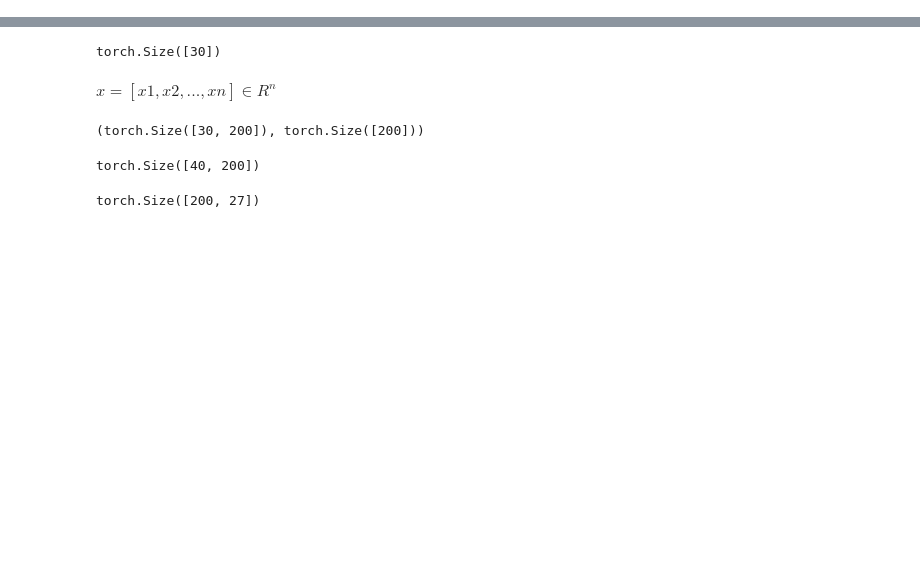
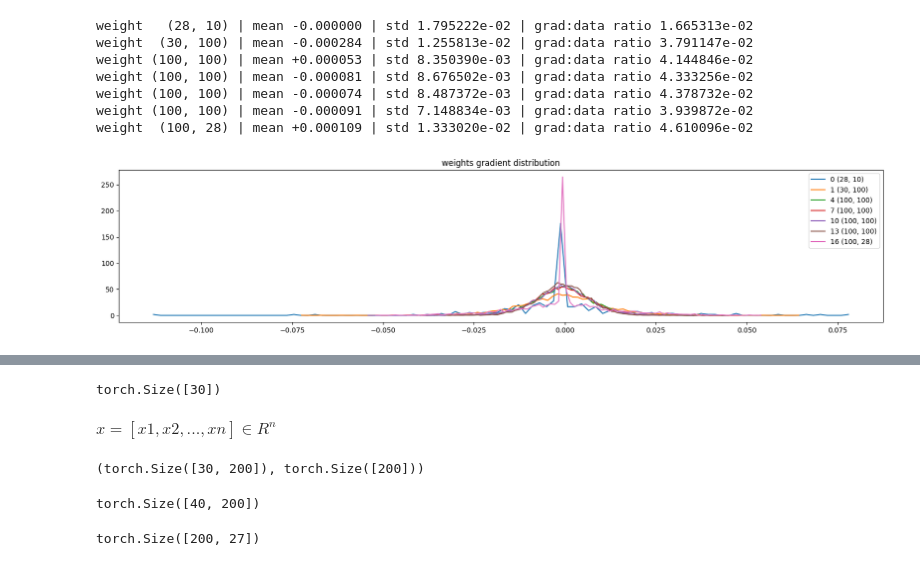
Before and after one commit to arthurcorrell/nn-zero-to-hero, a Jupyter notebook: lectures/makemore_rnn.ipynb, the cells around one changed output, grey strips where cells are left out. Cells and saved outputs as stored; diff of their text form; code cells hidden in the pictures; blank space fills up the shorter version.

```diff
--- a/lectures/makemore_rnn.ipynb
+++ b/lectures/makemore_rnn.ipynb
@@ -57,0 +267,22 @@ torch.Size([22866, 3]) torch.Size([22866])
+# %%
+# visualize histograms
+plt.figure(figsize=(20, 4)) # width and height of the plot
+legends = []
+for i,p in enumerate(parameters):
+  t = p.grad.cpu()
+  if p.ndim == 2:
+    print('weight %10s | mean %+f | std %e | grad:data ratio %e' % (tuple(p.shape), t.mean(), t.std(), t.std() / p.std()))
+    hy, hx = torch.histogram(t, density=True)
+    plt.plot(hx[:-1].detach(), hy.detach())
+    legends.append(f'{i} {tuple(p.shape)}')
+plt.legend(legends)
+plt.title('weights gradient distribution');
+# %% [output]
+weight   (28, 10) | mean -0.000000 | std 1.795222e-02 | grad:data ratio 1.665313e-02
+weight  (30, 100) | mean -0.000284 | std 1.255813e-02 | grad:data ratio 3.791147e-02
+weight (100, 100) | mean +0.000053 | std 8.350390e-03 | grad:data ratio 4.144846e-02
+weight (100, 100) | mean -0.000081 | std 8.676502e-03 | grad:data ratio 4.333256e-02
+weight (100, 100) | mean -0.000074 | std 8.487372e-03 | grad:data ratio 4.378732e-02
+weight (100, 100) | mean -0.000091 | std 7.148834e-03 | grad:data ratio 3.939872e-02
+weight  (100, 28) | mean +0.000109 | std 1.333020e-02 | grad:data ratio 4.610096e-02
+[figure, added]
```
Also changed, not shown: parts of 24 cells of this notebook, 5 other files.
